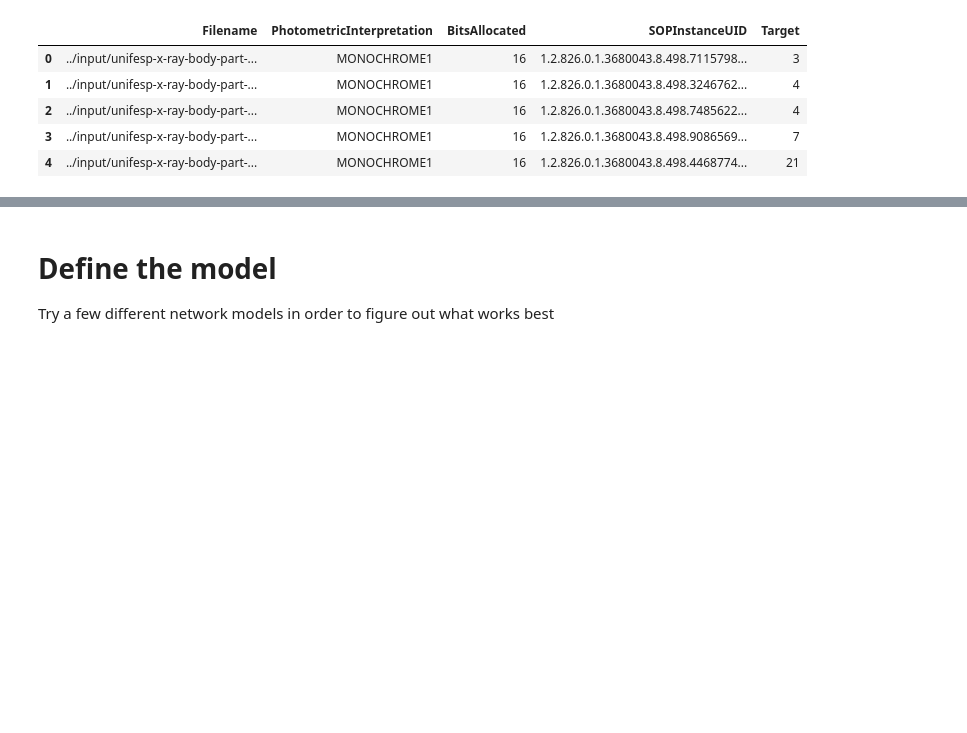
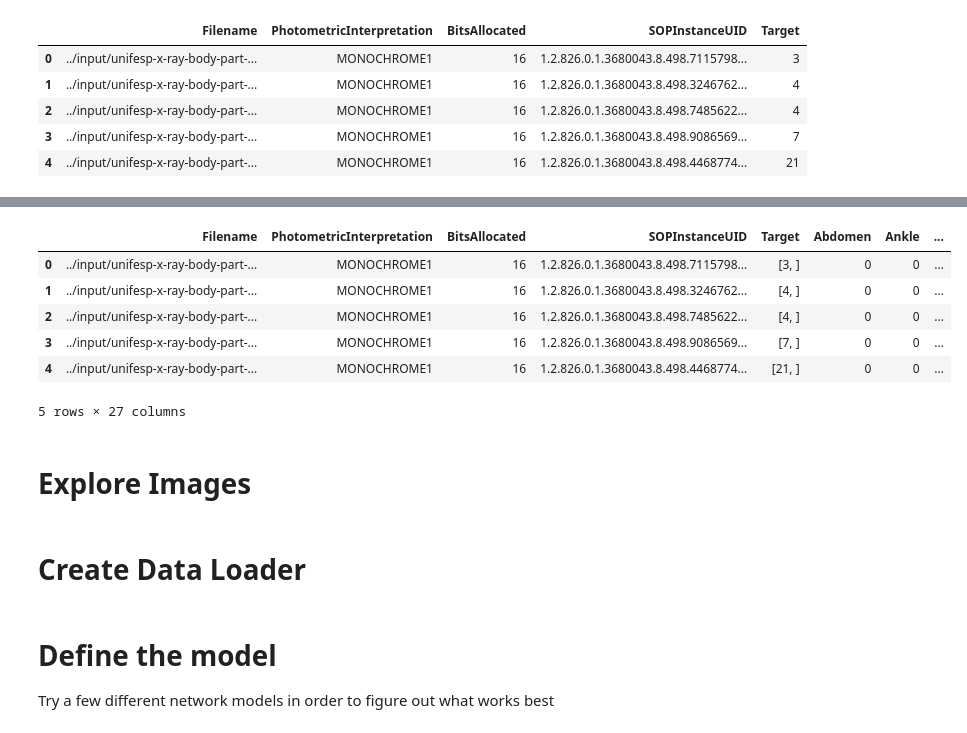
Before and after one commit to Lawreros/x-ray_classification, a Jupyter notebook: unifesp-x-ray-classification.ipynb, the cells around one changed output, grey strips where cells are left out. Drawn from its saved outputs; the diff is of its cells as text; code cells hidden in the pictures; blank space fills up the shorter version.

Commit message:
Kaggle Notebook | UNIFESP X-Ray Classification | Version 4

```diff
--- a/unifesp-x-ray-classification.ipynb
+++ b/unifesp-x-ray-classification.ipynb
@@ -133,0 +200,15 @@ array(['MONOCHROME1', 'MONOCHROME2'], dtype=object)
+# %%
+train = dicom_tags_train.merge(train_labels, on = 'SOPInstanceUID')
+train.head()
+# %% [output]
+|  | Filename | PhotometricInterpretation | BitsAllocated | SOPInstanceUID | Target | Abdomen | Ankle | ... |
+| 0 | ../input/unifesp-x-ray-body-part-... | MONOCHROME1 | 16 | 1.2.826.0.1.3680043.8.498.7115798... | [3, ] | 0 | 0 | ... |
+| 1 | ../input/unifesp-x-ray-body-part-... | MONOCHROME1 | 16 | 1.2.826.0.1.3680043.8.498.3246762... | [4, ] | 0 | 0 | ... |
+| 2 | ../input/unifesp-x-ray-body-part-... | MONOCHROME1 | 16 | 1.2.826.0.1.3680043.8.498.7485622... | [4, ] | 0 | 0 | ... |
+| 3 | ../input/unifesp-x-ray-body-part-... | MONOCHROME1 | 16 | 1.2.826.0.1.3680043.8.498.9086569... | [7, ] | 0 | 0 | ... |
+| 4 | ../input/unifesp-x-ray-body-part-... | MONOCHROME1 | 16 | 1.2.826.0.1.3680043.8.498.4468774... | [21, ] | 0 | 0 | ... |
+5 rows × 27 columns
+# %% [markdown]
+# Explore Images
+# %% [markdown]
+# Create Data Loader
```
Also changed, not shown: parts of 9 cells of this notebook.
